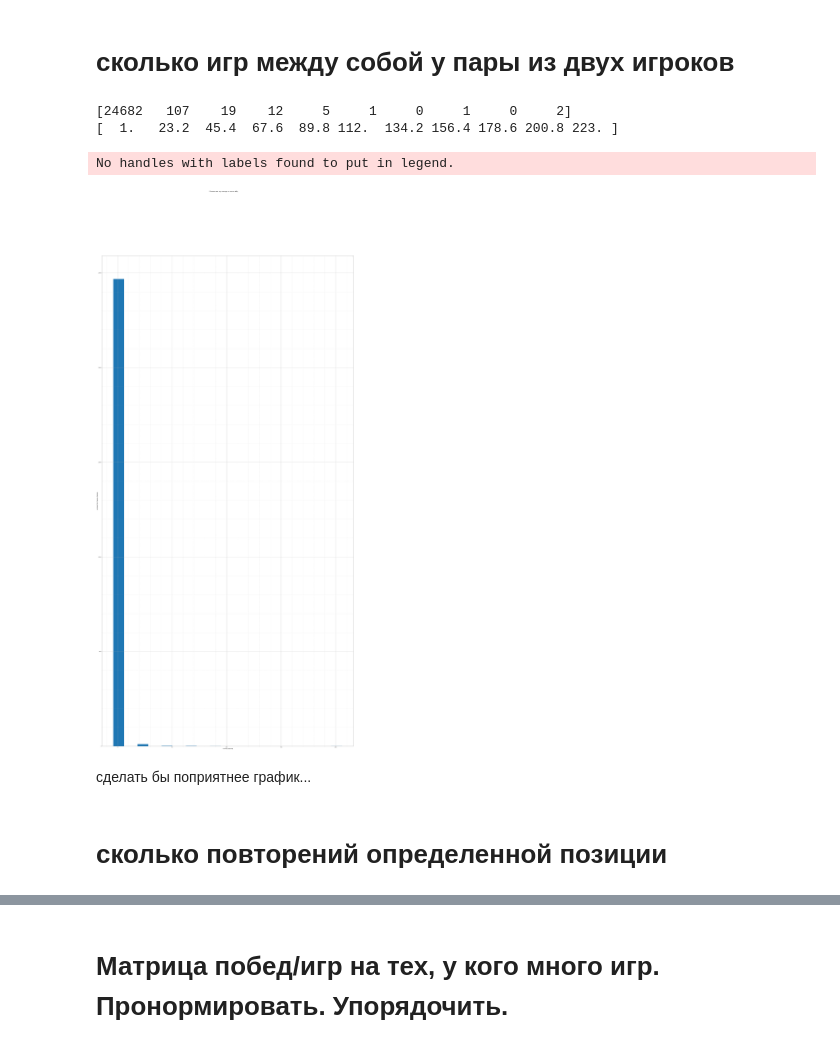
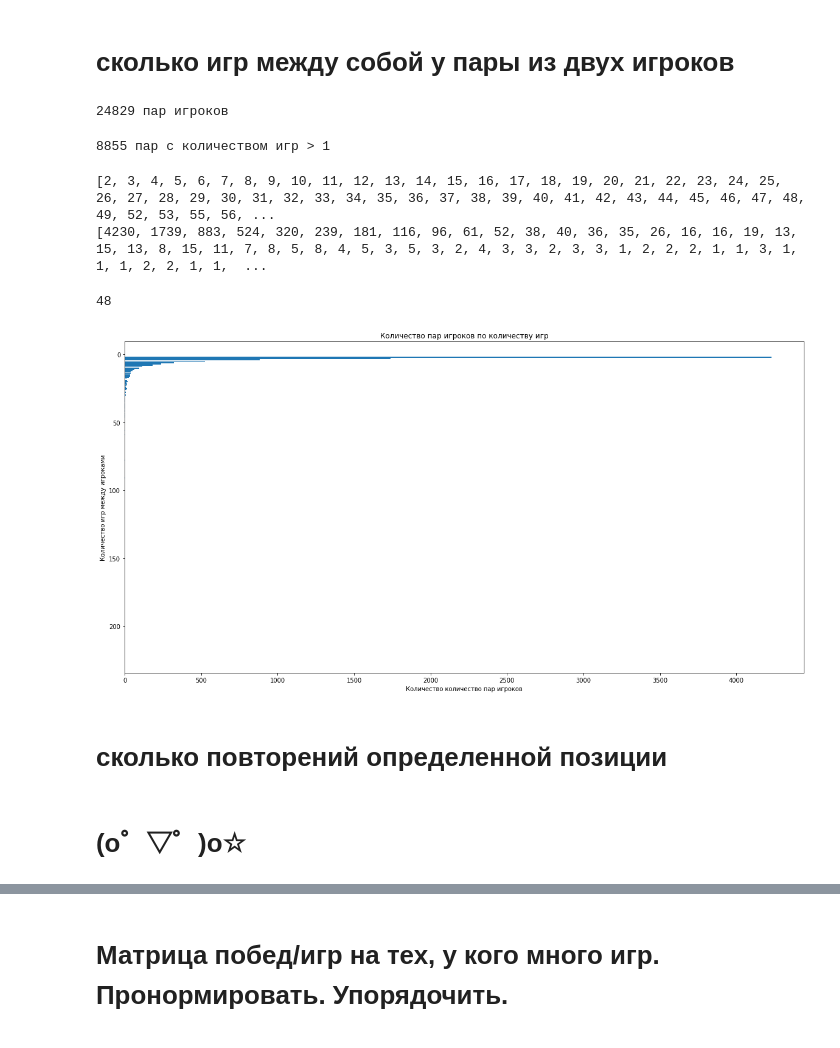
Before and after one commit to Ol333/gh, a Jupyter notebook: analisis.ipynb, the cells around one changed output, grey strips where cells are left out. Cells and saved outputs as stored; diff of their text form; code cells hidden in the pictures.

```diff
--- a/analisis.ipynb
+++ b/analisis.ipynb
@@ -44,18 +43,22 @@ for p in part:
     if last_pop[-1] == pid_k:
         a = min(last_pop[1],pid_p)
         b = max(last_pop[1],pid_p)
-        if (a,b) in pdict.keys():
-            pdict[(a,b)] += 1
-        else:
-            pdict[(a,b)] = 1
+        if not ((a,b) in pdict.keys()):
+            pdict[(a,b)] = []
+        pdict[(a,b)].append(pid_k)
     else:
         stack.append(last_pop)
         stack.append(p)
-# print(pdict)
+print(len(pdict), "пар игроков")
+# %% [output]
+24829 пар игроков
 # %%
 keys_for_delite = []
 for k,v in pdict.items():
-    if v == 1:
+    if len(v) == 1:
         keys_for_delite.append(k)
 for k in keys_for_delite:
     pdict.pop(k)
+print(len(pdict),"пар с количеством игр > 1")
+# %% [output]
+8855 пар с количеством игр > 1
@@ -65,26 +65,28 @@ phist = np.histogram(list(pdict.values()),bin_edges)[0]
+# %%
+temp_x = list(set(list(map(lambda x:len(x),pdict.values()))))
+temp_y = [0]*len(temp_x)
+for k,v in pdict.items():
+    temp_y[temp_x.index(len(v))] += 1
 # %%
-print(phist)
-print(bin_edges)
+print(temp_x)
+print(temp_y)
 # %% [output]
-[24682   107    19    12     5     1     0     1     0     2]
-[  1.   23.2  45.4  67.6  89.8 112.  134.2 156.4 178.6 200.8 223. ]
+[2, 3, 4, 5, 6, 7, 8, 9, 10, 11, 12, 13, 14, 15, 16, 17, 18, 19, 20, 21, 22, 23, 24, 25, 26, 27, 28, 29, 30, 31, 32, 33, 34, 35, 36, 37, 38, 39, 40, 41, 42, 43, 44, 45, 46, 47, 48, 49, 52, 53, 55, 56, ...
+[4230, 1739, 883, 524, 320, 239, 181, 116, 96, 61, 52, 38, 40, 36, 35, 26, 16, 16, 19, 13, 15, 13, 8, 15, 11, 7, 8, 5, 8, 4, 5, 3, 5, 3, 2, 4, 3, 3, 2, 3, 3, 1, 2, 2, 2, 1, 1, 3, 1, 1, 1, 2, 2, 1, 1,  ...
-# %%
-fig, ax = plt.subplots()
-fig.set_figwidth(50)
-fig.set_figheight(100)
-fig.suptitle("Количество игр по паре игроков в бд", fontsize=16)
-ax.set_xlabel("количество игр", fontsize=14)
-ax.set_ylabel("количество таких игроков", fontsize=14)
-ax.minorticks_on()
-ax.grid(which="major",linewidth=1.2)
-ax.grid(which="minor",linestyle = ':')
-
-ax.bar(bin_edges[:-1],phist, width=10)
-plt.show()
-# %% [output]
-No handles with labels found to put in legend.
-[figure, removed]
-# %% [markdown]
-сделать бы поприятнее график...
+# %%
+print(temp_x.index(52))
+# %% [output]
+48
+# %%
+plt.figure(figsize=(20.,10.))
+plt.title("Количество пар игроков по количеству игр")
+plt.ylabel("Количество игр между игроками")
+plt.xlabel("Количество количество пар игроков")
+plt.barh(temp_x,temp_y)
+plt.gca().invert_yaxis()
+# %% [output]
+[figure, added]
 # %% [markdown]
-# сколько повторений определенной позиции
+# сколько повторений определенной **позиции**
+# %% [markdown]
+# (o゜▽゜)o☆
```
Also changed, not shown: parts of 13 cells of this notebook.
